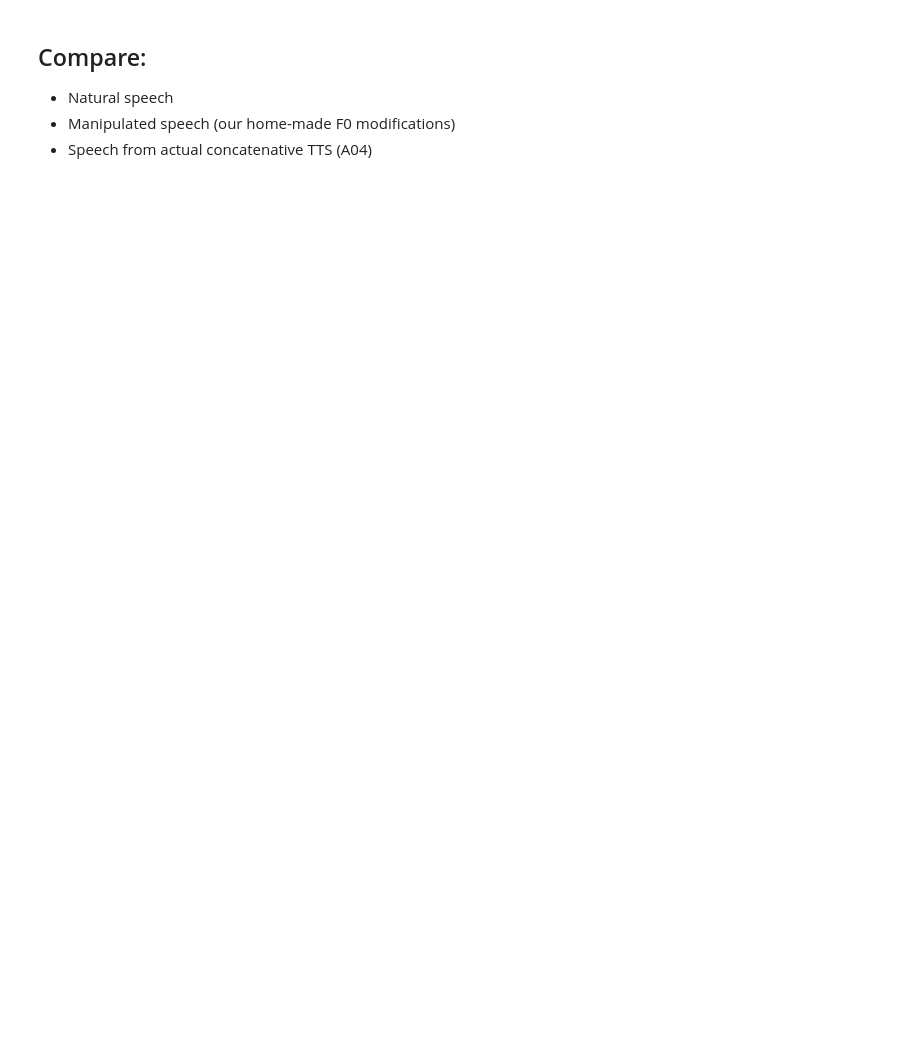
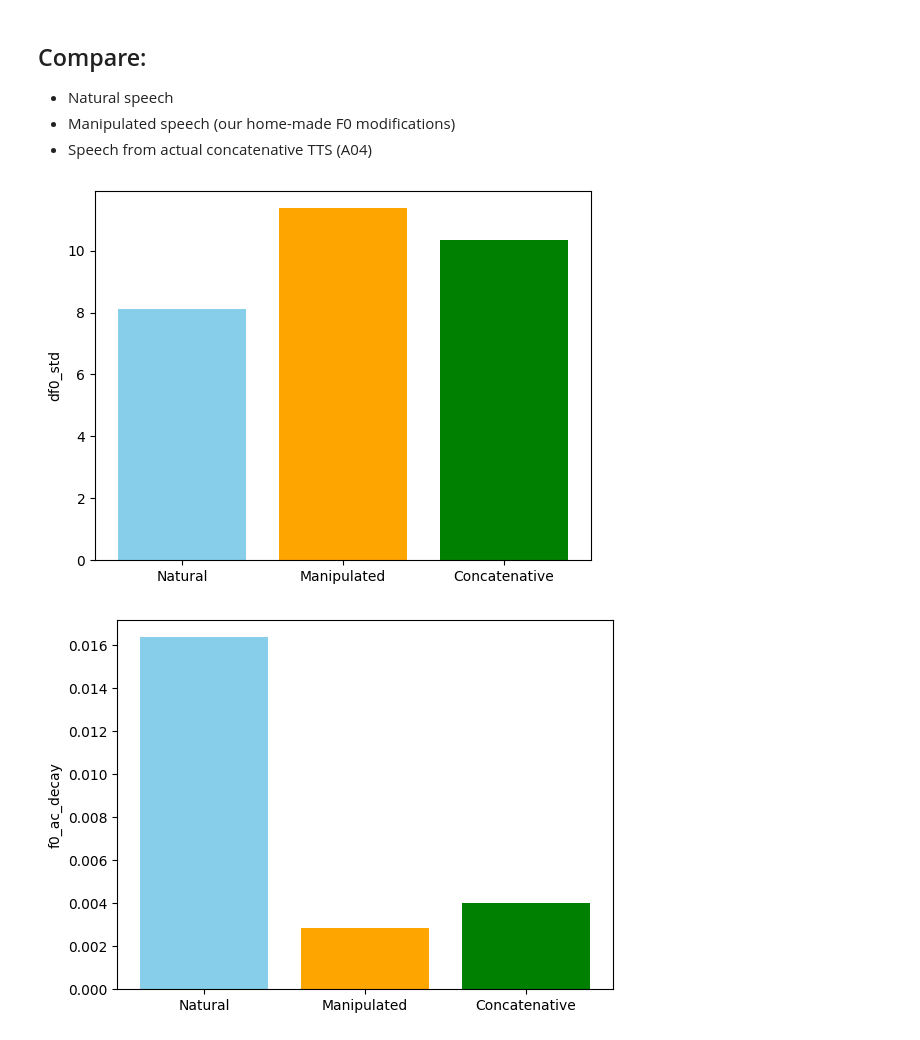
Before and after one commit to nii-yamagishilab/MoE-AntiDeepfake, a Jupyter notebook: notebooks/MANIPULATIONS.ipynb, the cells around one changed output. Cells and saved outputs as stored; diff of their text form; code cells hidden in the pictures; blank space fills up the shorter version.

```diff
--- a/notebooks/MANIPULATIONS.ipynb
+++ b/notebooks/MANIPULATIONS.ipynb
@@ -94,8 +94,8 @@ def f0_segment_shift(f0_traj, seg_len_s, hop_s, p_seg):
 
             if np.random.rand() < p_seg:
                 shift = random.choice([
-                    random.uniform(0.90, 0.95),
-                    random.uniform(1.05, 1.00)
+                    random.uniform(0.895, 0.945),
+                    random.uniform(1.065, 1.15)
                 ])
                 f0_mod[j:seg_j_end] *= shift
 
@@ -154,7 +154,7 @@ def f0_segment_shuffle(f0_traj, seg_len_s, hop_s, p_shuffle):
     return f0_mod
 
 
-def apply_f0_mod(mod='shift', hop_s=0.016):
+def apply_f0_mod(f0_traj, mod='shift', hop_s=0.016):
 
     if mod == 'shift':
         seg_len = random.uniform(0.08, 0.16)  # 80–160 ms
@@ -169,7 +169,7 @@ def apply_f0_mod(mod='shift', hop_s=0.016):
 
     elif mod == 'shuff':
         seg_len = random.uniform(0.08, 0.16)
-        p_shuffle = random.uniform(0.2, 0.5)
+        p_shuffle = random.uniform(0.1, 0.3)
 
         f0_traj_mod = f0_segment_shuffle(
             f0_traj,
@@ -303,28 +339,0 @@ fake_list = df_concat_tts['path'].tolist()
-# %%
-rows = []
-nan_count = 0
-total = len(fake_list)
-
-for i in tqdm(fake_list, total=len(fake_list)):
-    name = os.path.splitext(i)[0]
-    x = load_audio(name, file_dir=f)
-
-    f0_traj = extract_f0(
-        x,
-        fs=stft_params.sample_rate,
-        win_size=stft_params.win_size,
-        hop_size=stft_params.hop_size
-    )
-
-    if np.all(np.isnan(f0_traj)):
-        nan_count += 1
-
-    rows.append({
-        "name": os.path.splitext(os.path.basename(name))[0],
-        "f0_traj": f0_traj,
-    })
-
-print(f"{nan_count}/{total} tracks have all-NaN F0 trajectories")
-
-df_fake = pd.DataFrame(rows)
-df_fake
@@ -330,0 +376,3 @@ df_fake
+# %%
+df_fake = pd.read_pickle("pickles/F0_Inconsistency_DF_F.pkl")
+df_fake
@@ -351,7 +413,8 @@ def f0_concat_features(f0, hop_s):
     if len(f0v) < 5:
         return None
 
-    logf0 = 1200 * np.log2(f0v)  # convert Hz → cents
+    #logf0 = 1200 * np.log2(f0v)  # convert Hz → cents
+    logf0 = f0v
     dlogf0 = np.diff(logf0)
 
     feats = {}
@@ -377,30 +440,33 @@ def aggregate_features(feat_list):
         agg[k + "_mean"] = np.mean(vals)
     return agg
 
 # ---------- compute globals ----------
 feat_nat_global = aggregate_features(
     corpus_f0_features(df_real['f0_traj'], stft_params.hop_sec)
 )
 
 feat_concat_global = aggregate_features(
     corpus_f0_features(df_real['f0_traj_mod'], stft_params.hop_sec)
 )
 
 feat_fake_global = aggregate_features(
     corpus_f0_features(df_fake['f0_traj'], stft_params.hop_sec)
 )
 
 # ---------- plot ----------
 keys_to_plot = ['df0_std', 'f0_ac_decay']
 
 for k in keys_to_plot:
     plt.figure()
     plt.bar(
         ['Natural', 'Manipulated', 'Concatenative'],
         [feat_nat_global[k+'_mean'],
          feat_concat_global[k+'_mean'],
          feat_fake_global[k+'_mean']],
         color=['skyblue','orange','green']
     )
     plt.ylabel(k)
     plt.show()
+# %% [output]
+[figure, added]
+[figure, added]
```
Also changed, not shown: parts of 12 cells of this notebook, 6 other files.
